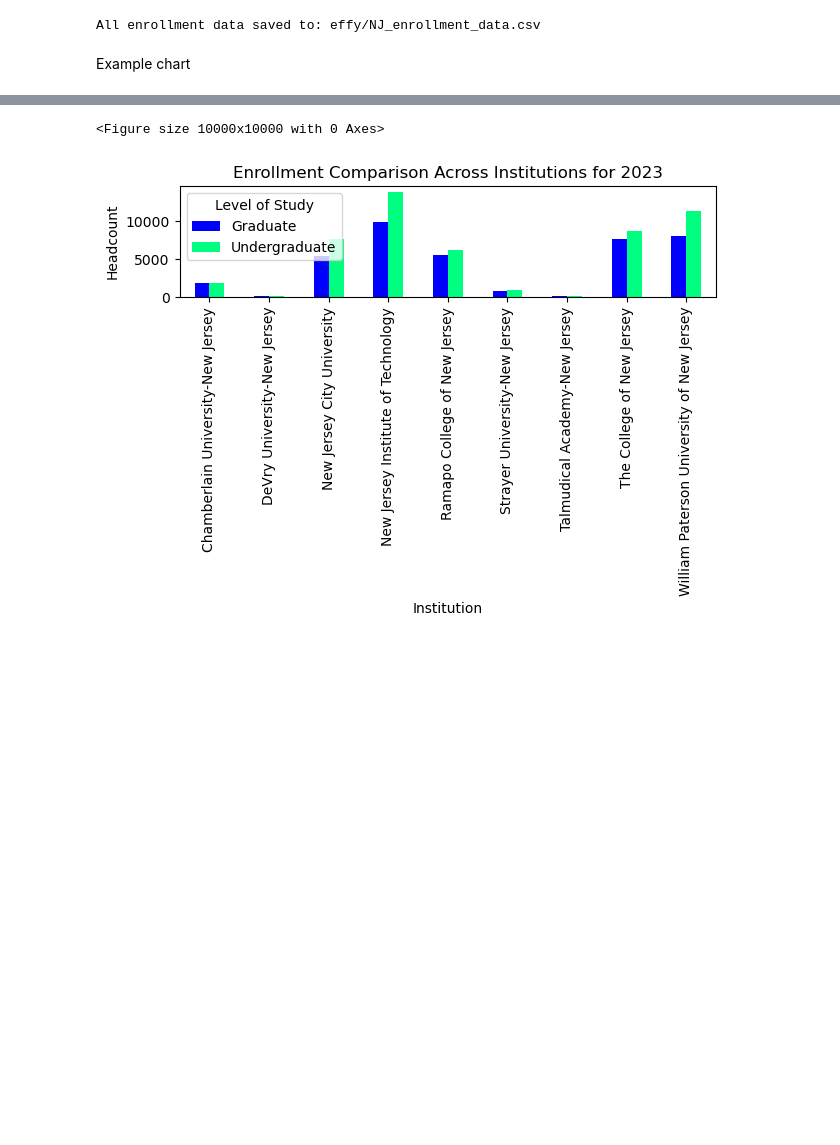
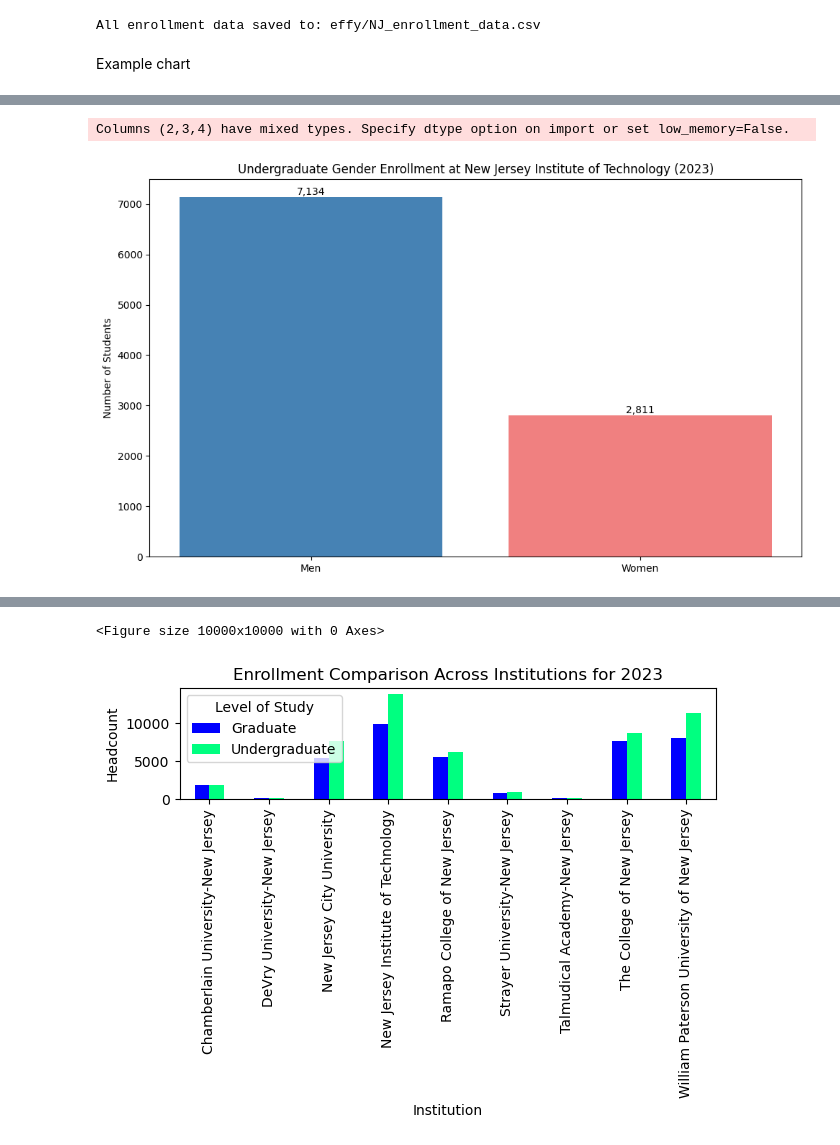
Before and after one commit to pengwingokla/IPEDS-Ed-Analytics-Dashboard, a Jupyter notebook: archives/eda/process_enrollment.ipynb, the cells around one changed output, grey strips where cells are left out. Drawn from its saved outputs; the diff is of its cells as text; code cells hidden in the pictures; blank space fills up the shorter version.

```diff
--- a/archives/eda/process_enrollment.ipynb
+++ b/archives/eda/process_enrollment.ipynb
@@ -215,0 +339,52 @@ Example chart
+# %%
+# Plot gender enrollment bar chart for a single school and year
+import pandas as pd
+import matplotlib.pyplot as plt
+
+def create_gender_enrollment_bar_chart(df, selected_school="New Jersey Institute of Technology", selected_year=2023):
+    # Filter data
+    filtered_df = df[
+        (df["SURVEY_YEAR"] == selected_year) &
+        (df["INSTITUTION_NAME"] == selected_school) &
+        (df["UNDERGRADUATE_GRADUATE_LEVEL"] == "Undergraduate")
+    ].copy()
+
+    # Get single values for men and women
+    men_count = filtered_df["GRAND_TOTAL_MEN"].iloc[0]
+    women_count = filtered_df["GRAND_TOTAL_WOMEN"].iloc[0]
+
+    # Create figure and axis
+    fig, ax = plt.subplots(figsize=(10, 6))
+
+    # Create bar chart
+    x = ["Men", "Women"]
+    y = [men_count, women_count]
+    bars = ax.bar(x, y, color=['steelblue', 'lightcoral'])
+
+    # Customize chart
+    ax.set_title(f"Undergraduate Gender Enrollment at {selected_school} ({selected_year})")
+    ax.set_ylabel("Number of Students")
+
+    # Add value labels on bars
+    for bar in bars:
+        height = bar.get_height()
+        ax.text(
+            bar.get_x() + bar.get_width()/2.,
+            height,
+            f'{int(height):,}',
+            ha='center',
+            va='bottom'
+        )
+
+    # Adjust layout
+    plt.tight_layout()
+
+    return fig
+
+# Example usage:
+enrollment_df = pd.read_csv("../data/dbt-processed/enrollment.csv")
+fig = create_gender_enrollment_bar_chart(enrollment_df)
+plt.show()
+# %% [output]
+Columns (2,3,4) have mixed types. Specify dtype option on import or set low_memory=False.
+[figure, added]
```
Also changed, not shown: parts of 6 cells of this notebook, 55 other files.
